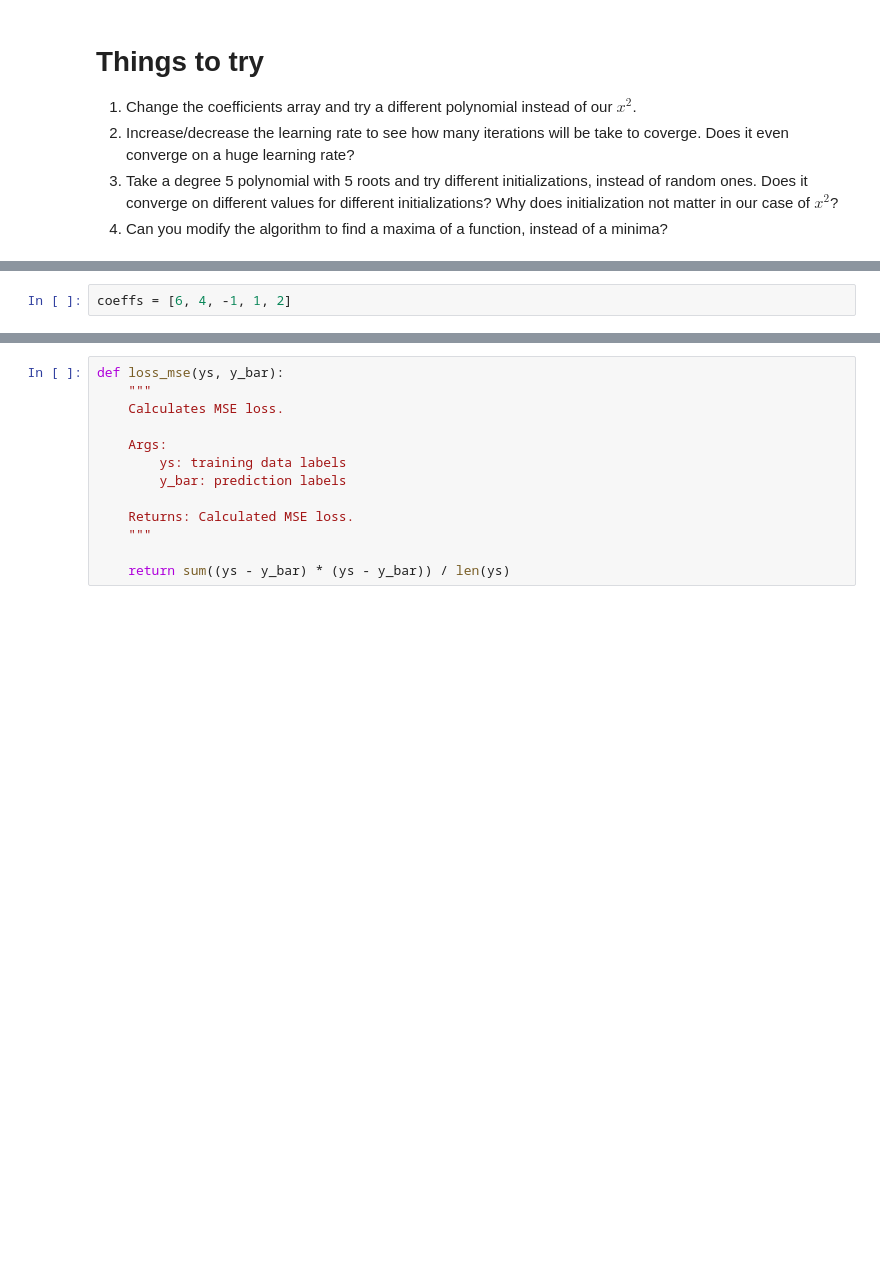
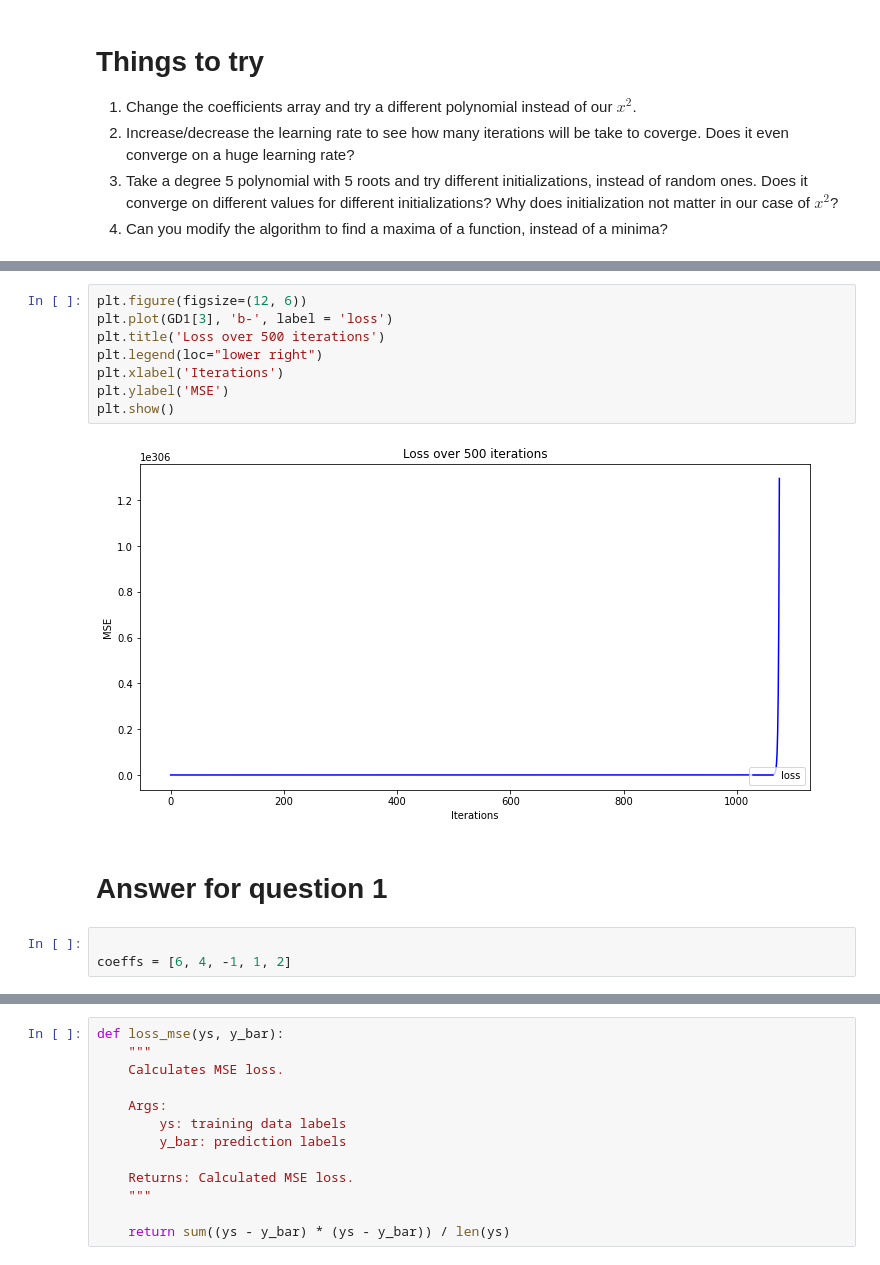
Before and after one commit to Siri2406/FMML-COURSE-ASSIGNMENTSS-thi, a Jupyter notebook: FMML_Module4_Lab2.ipynb, the cells around one changed output, grey strips where cells are left out. Saved outputs shown, nothing was run; the diff lists cells and outputs as text; blank space fills up the shorter version.

```diff
--- a/FMML_Module4_Lab2.ipynb
+++ b/FMML_Module4_Lab2.ipynb
@@ -333,4 +367,17 @@ We observe that the model loss reached close to zero, to give us our more accura
+# %%
+plt.figure(figsize=(12, 6))
+plt.plot(GD1[3], 'b-', label = 'loss')
+plt.title('Loss over 500 iterations')
+plt.legend(loc="lower right")
+plt.xlabel('Iterations')
+plt.ylabel('MSE')
+plt.show()
+# %% [output]
+[figure, added]
+# %% [markdown]
+# **Answer for question 1**
 # %%
+
 coeffs = [6, 4, -1, 1, 2]
 # %%
 def eval_4nd_degree(coeffs, x):
```
Also changed, not shown: parts of 23 cells of this notebook.
